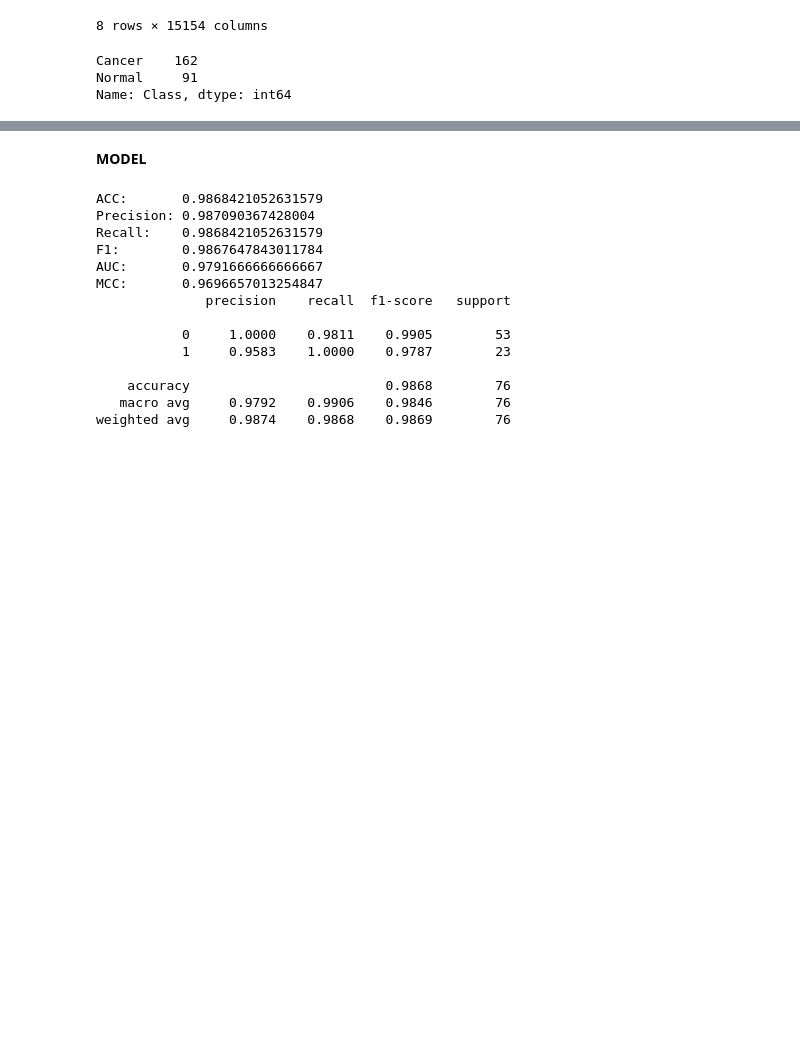
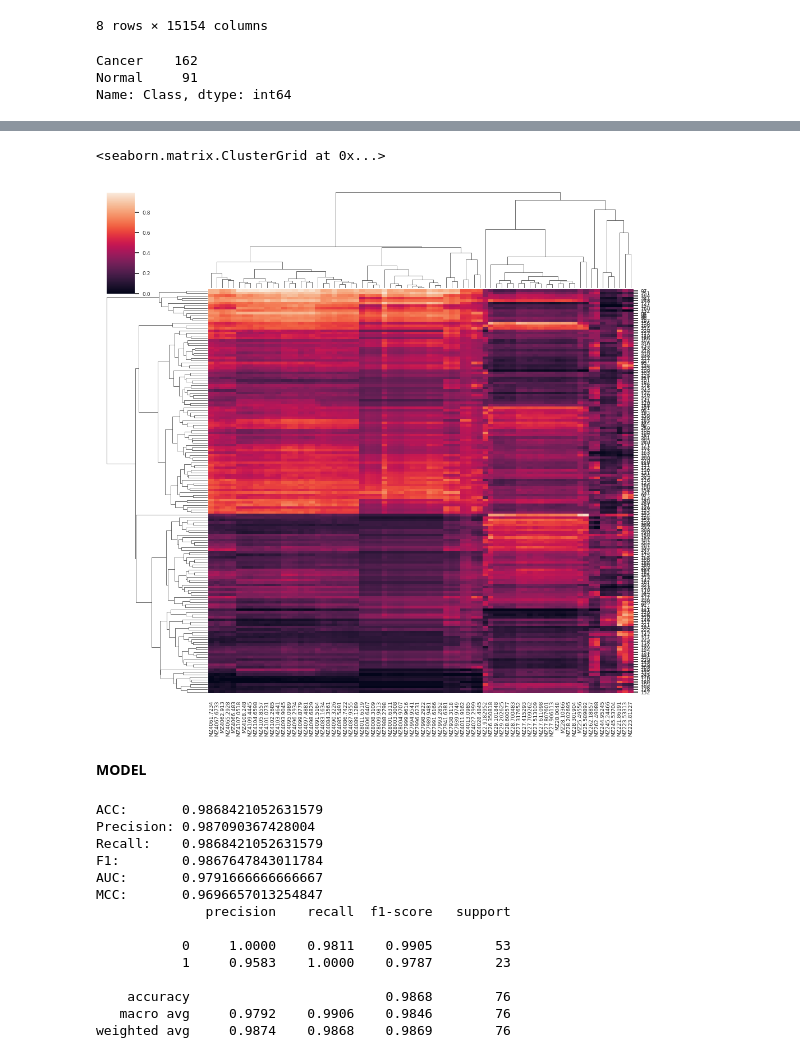
Before and after one commit to ThangLe2404/Microarray_ovarian_cancer, a Jupyter notebook: The_microarray_ovarian_cancer.ipynb, the cells around one changed output, grey strips where cells are left out. Drawn from its saved outputs; the diff is of its cells as text; code cells hidden in the pictures; blank space fills up the shorter version.

```diff
--- a/The_microarray_ovarian_cancer.ipynb
+++ b/The_microarray_ovarian_cancer.ipynb
@@ -73,3 +140,14 @@ array(['MZ-7.86E-05', 'MZ2.18E-07', 'MZ9.60E-05', ..., 'MZ19990.235',
+# %%
+df_cancer=df_filter[df_filter['Class']=='Cancer']
+sns.set(font_scale=0.6)
+sns.clustermap(
+    df_cancer.iloc[:,:-1],
+    xticklabels=df_cancer.columns.values[:-1],
+    yticklabels=df_cancer.index.values
+)
+# %% [output]
+<seaborn.matrix.ClusterGrid at 0x...>
+[figure, added]
 # %% [markdown]
 **MODEL**
 # %%
```
Also changed, not shown: parts of 16 cells of this notebook.
